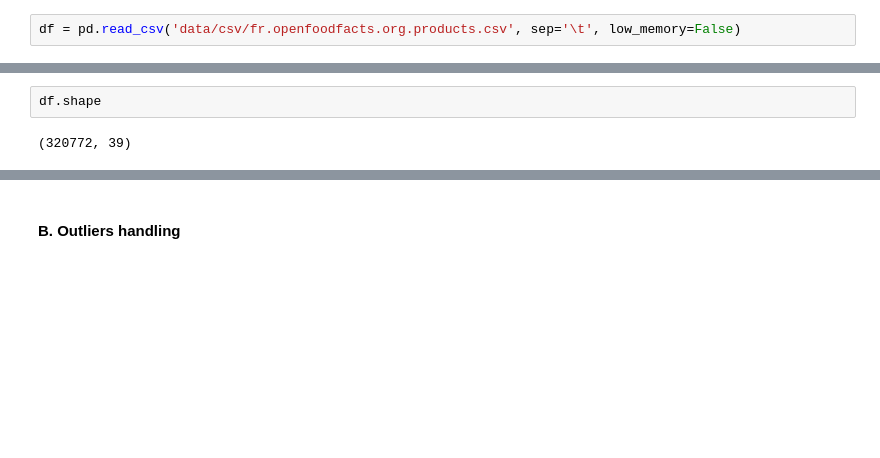
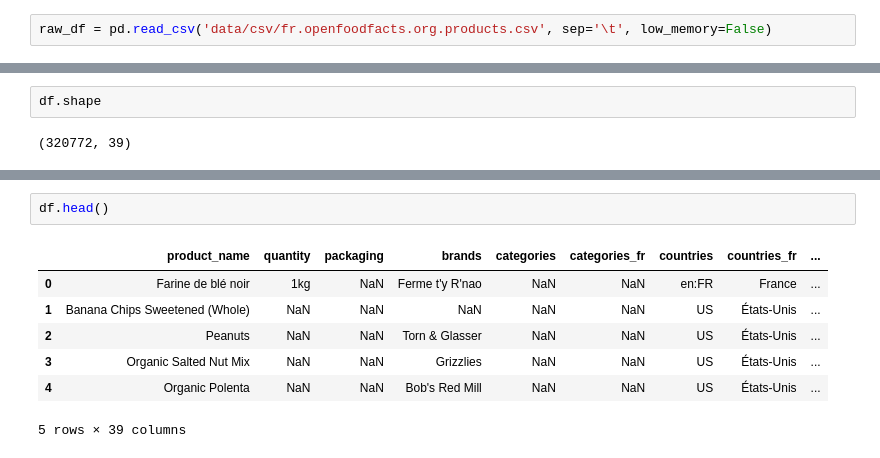
Before and after one commit to gaspardhurez/oc_p2, a Jupyter notebook: Hurez_Gaspard_1_cleaning_notebook_date.ipynb, the cells around one changed output, grey strips where cells are left out. Cells and saved outputs as stored; diff of their text form; blank space fills up the shorter version.

```diff
--- a/Hurez_Gaspard_1_cleaning_notebook_date.ipynb
+++ b/Hurez_Gaspard_1_cleaning_notebook_date.ipynb
@@ -10,5 +12,5 @@ import plotly.express as px
 # %%
-df = pd.read_csv('data/csv/fr.openfoodfacts.org.products.csv', sep='\t', low_memory=False)
+raw_df = pd.read_csv('data/csv/fr.openfoodfacts.org.products.csv', sep='\t', low_memory=False)
 # %% [markdown]
 #### C. Unification and aggregation
 # %% [markdown]
@@ -138,2 +106,10 @@ df.loc[:, variables_50pct_null]
-# %% [markdown]
-#### B. Outliers handling
+# %%
+df.head()
+# %% [output]
+|  | product_name | quantity | packaging | brands | categories | categories_fr | countries | countries_fr | ... |
+| 0 | Farine de blé noir | 1kg | NaN | Ferme t'y R'nao | NaN | NaN | en:FR | France | ... |
+| 1 | Banana Chips Sweetened (Whole) | NaN | NaN | NaN | NaN | NaN | US | États-Unis | ... |
+| 2 | Peanuts | NaN | NaN | Torn & Glasser | NaN | NaN | US | États-Unis | ... |
+| 3 | Organic Salted Nut Mix | NaN | NaN | Grizzlies | NaN | NaN | US | États-Unis | ... |
+| 4 | Organic Polenta | NaN | NaN | Bob's Red Mill | NaN | NaN | US | États-Unis | ... |
+5 rows × 39 columns
```
Also changed, not shown: parts of 32 cells of this notebook, 2 other files.
